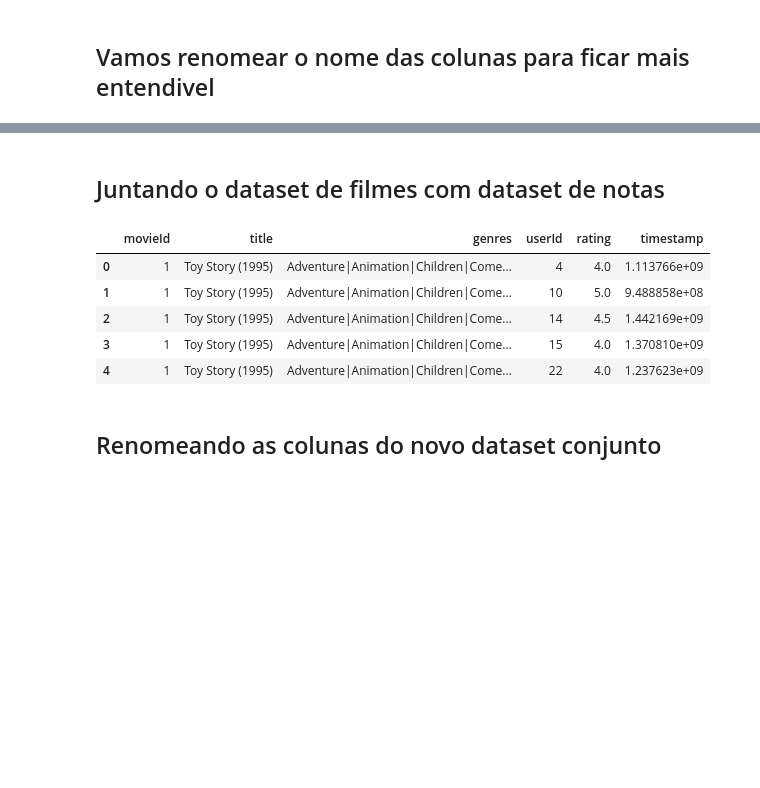
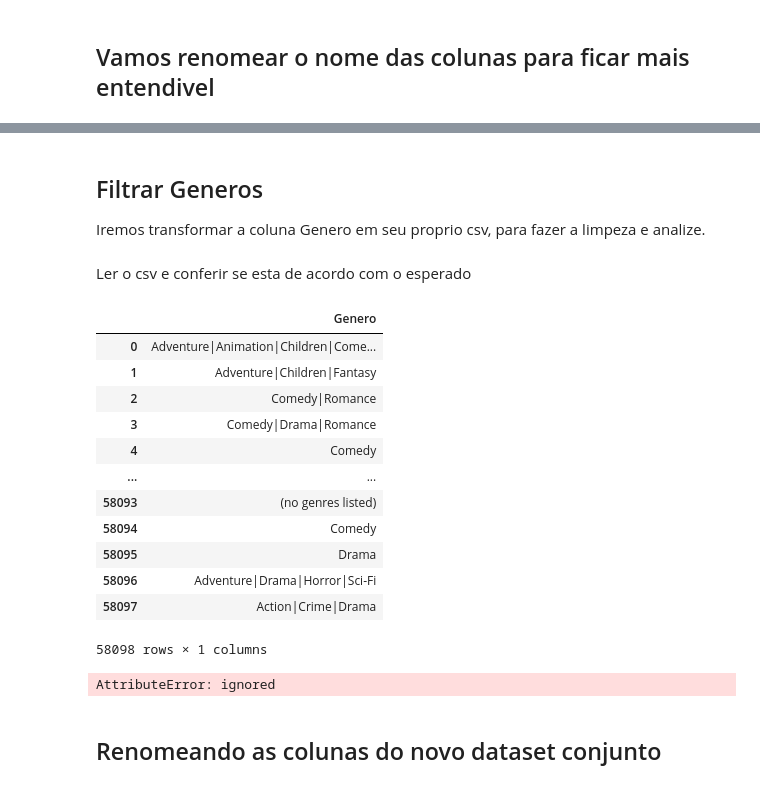
Before and after one commit to arthur-ogibowski/AnaliseExploratoria, a Jupyter notebook: DatasetLimpo/notebooks_Projeto_Ciencia_de_dados'_Dataset_LimpezaDeDados.ipynb, the cells around one changed output, grey strips where cells are left out. Saved outputs shown, nothing was run; the diff lists cells and outputs as text; code cells hidden in the pictures; blank space fills up the shorter version.

Commit message:
link para dataset e criando novo csv antes de merge

```diff
--- a/DatasetLimpo/notebooks_Projeto_Ciencia_de_dados'_Dataset_LimpezaDeDados.ipynb
+++ b/DatasetLimpo/notebooks_Projeto_Ciencia_de_dados'_Dataset_LimpezaDeDados.ipynb
@@ -50,12 +43,3 @@ filmes_df.rename(columns={'e (2016)': 'Nome', 'Crime|Drama': 'Genero'}).head()
-# %% [markdown]
-## Juntando o dataset de filmes com dataset de notas
-# %%
-df = filmes_df.merge(ratings_df,on=["movieId"])
-df.head()
-# %% [output]
-|  | movieId | title | genres | userId | rating | timestamp |
-| 0 | 1 | Toy Story (1995) | Adventure|Animation|Children|Come... | 4 | 4.0 | 1.113766e+09 |
-| 1 | 1 | Toy Story (1995) | Adventure|Animation|Children|Come... | 10 | 5.0 | 9.488858e+08 |
-| 2 | 1 | Toy Story (1995) | Adventure|Animation|Children|Come... | 14 | 4.5 | 1.442169e+09 |
-| 3 | 1 | Toy Story (1995) | Adventure|Animation|Children|Come... | 15 | 4.0 | 1.370810e+09 |
-| 4 | 1 | Toy Story (1995) | Adventure|Animation|Children|Come... | 22 | 4.0 | 1.237623e+09 |
+# %% [markdown]
+## Filtrar Generos
+Iremos transformar a coluna Genero em seu proprio csv, para fazer a limpeza e analize.
@@ -61,0 +48,19 @@ df.head()
+# %% [markdown]
+Ler o csv e conferir se esta de acordo com o esperado
+# %%
+genero_df = pd.read_csv('Dataset/genero.csv')
+genero_df
+# %% [output]
+|  | Genero |
+| 0 | Adventure|Animation|Children|Come... |
+| 1 | Adventure|Children|Fantasy |
+| 2 | Comedy|Romance |
+| 3 | Comedy|Drama|Romance |
+| 4 | Comedy |
+| ... | ... |
+| 58093 | (no genres listed) |
+| 58094 | Comedy |
+| 58095 | Drama |
+| 58096 | Adventure|Drama|Horror|Sci-Fi |
+| 58097 | Action|Crime|Drama |
+58098 rows × 1 columns
@@ -62,3 +70,8 @@ df.head()
+# %%
+genero_df['Genero'] = genero_df['Genero'].str.lower().str.split("|")
+genero_df['Genero']
+# %% [output]
+AttributeError: ignored
 # %% [markdown]
 ## Renomeando as colunas do novo dataset conjunto
 # %%
```
Also changed, not shown: parts of 12 cells of this notebook, 1 other file.
